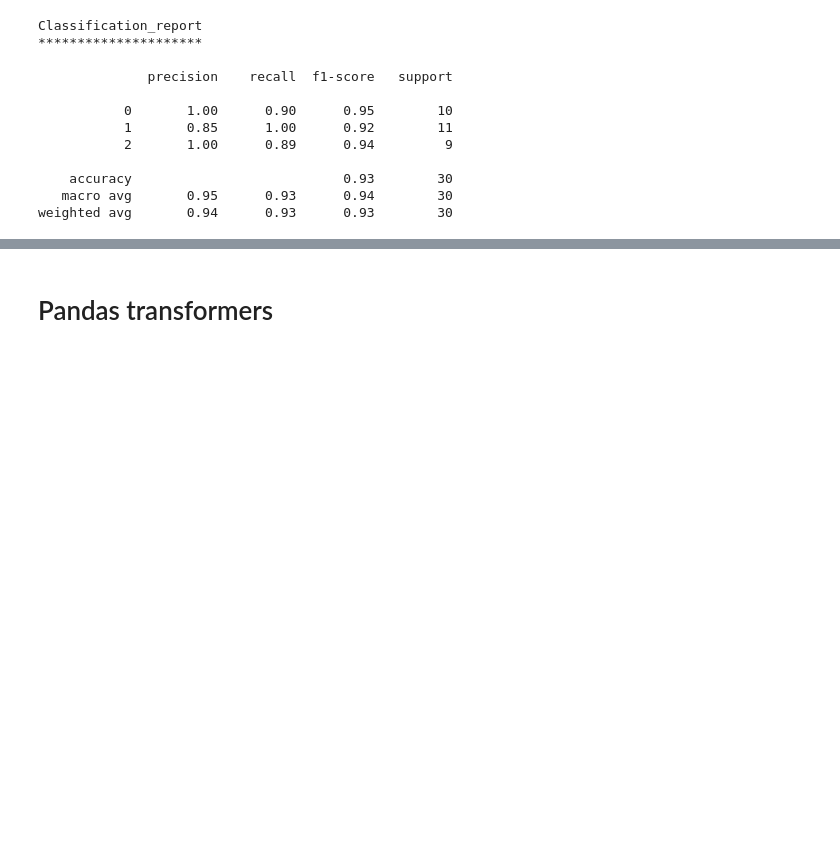
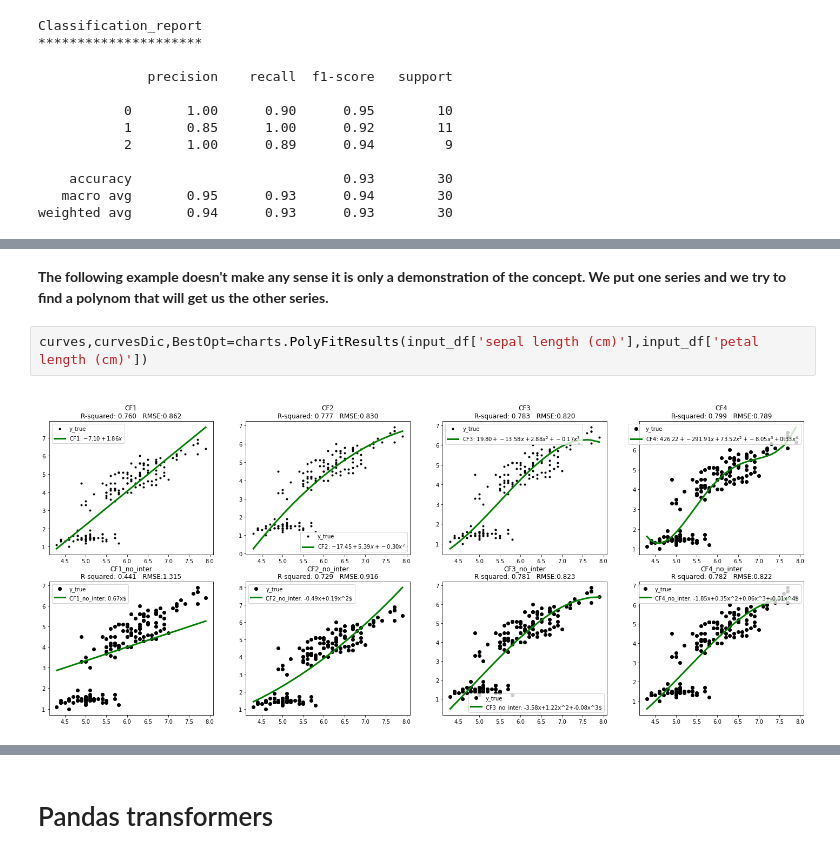
Before and after one commit to galmerom/Data-Science-Tools, a Jupyter notebook: DataScienceToolsExample.ipynb, the cells around one changed output, grey strips where cells are left out. Drawn from its saved outputs; the diff is of its cells as text; blank space fills up the shorter version.

```diff
--- a/DataScienceToolsExample.ipynb
+++ b/DataScienceToolsExample.ipynb
@@ -411,0 +526,6 @@ weighted avg       0.94      0.93      0.93        30
+# %% [markdown]
+**The following example doesn't make any sense it is only a demonstration of the concept. We put one series and we try to find a polynom that will get us the other series.**
+# %%
+curves,curvesDic,BestOpt=charts.PolyFitResults(input_df['sepal length (cm)'],input_df['petal length (cm)'])
+# %% [output]
+[figure, added]
```
Also changed, not shown: parts of 18 cells of this notebook.
